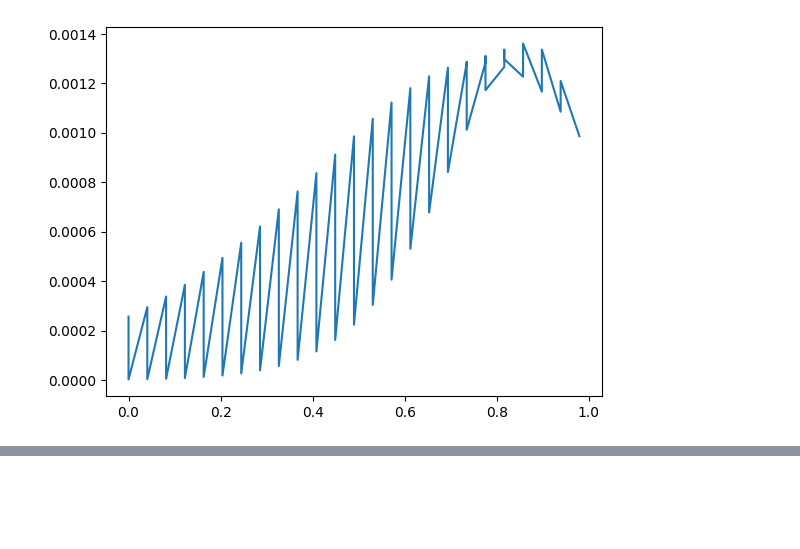
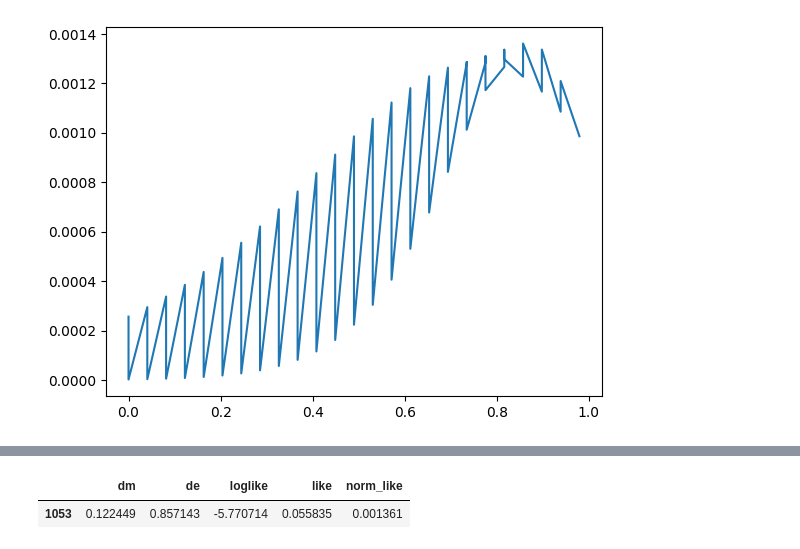
Before and after one commit to BorisDeletic/CompStatsForQuant, a Jupyter notebook: 2Bayes/CosmologicalModel.ipynb, the cells around one changed output, grey strips where cells are left out. Cells and saved outputs as stored; diff of their text form; code cells hidden in the pictures; blank space fills up the shorter version.

```diff
--- a/2Bayes/CosmologicalModel.ipynb
+++ b/2Bayes/CosmologicalModel.ipynb
@@ -258,0 +261,5 @@ plt.show()
+# %%
+flat_like[flat_like['norm_like'] == max(flat_like['norm_like'])]
+# %% [output]
+|  | dm | de | loglike | like | norm_like |
+| 1053 | 0.122449 | 0.857143 | -5.770714 | 0.055835 | 0.001361 |
```
Also changed, not shown: parts of 8 cells of this notebook, 5 other files.
